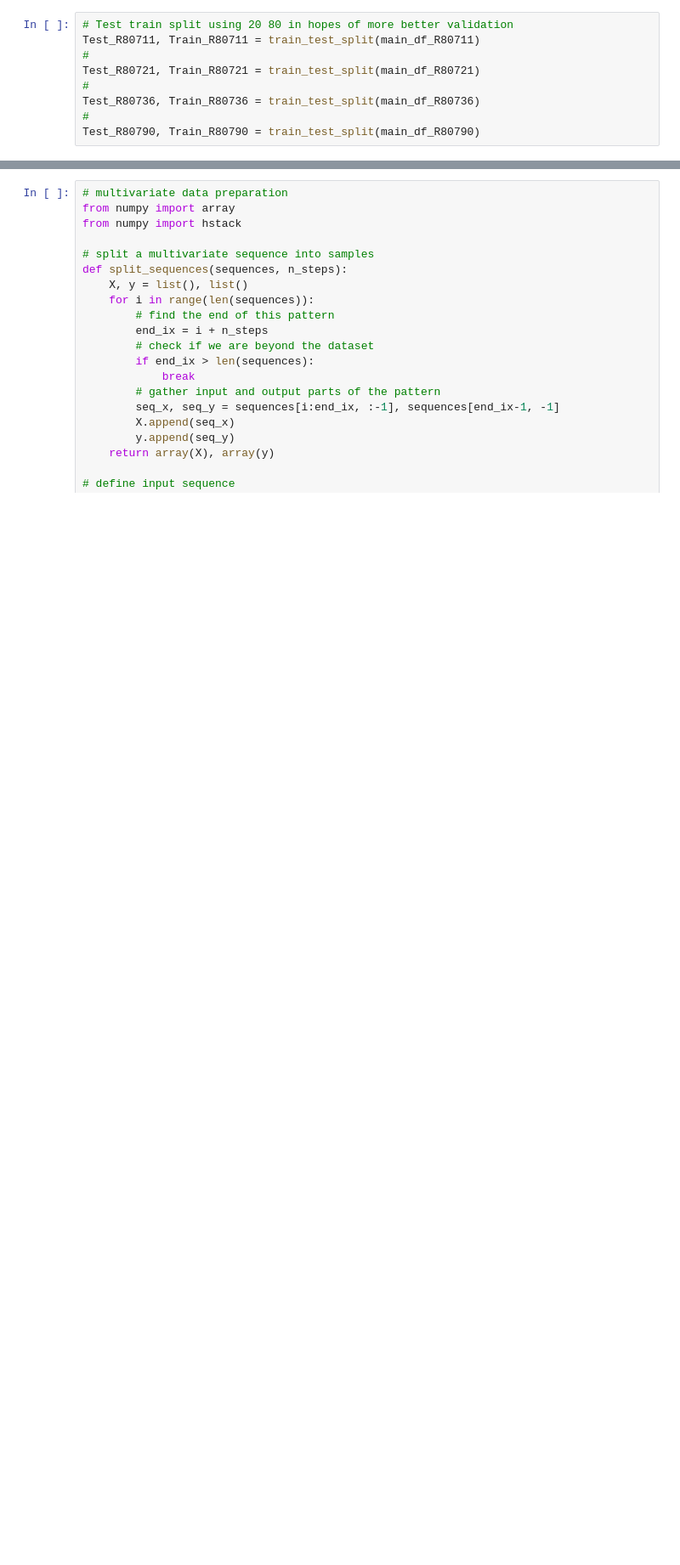
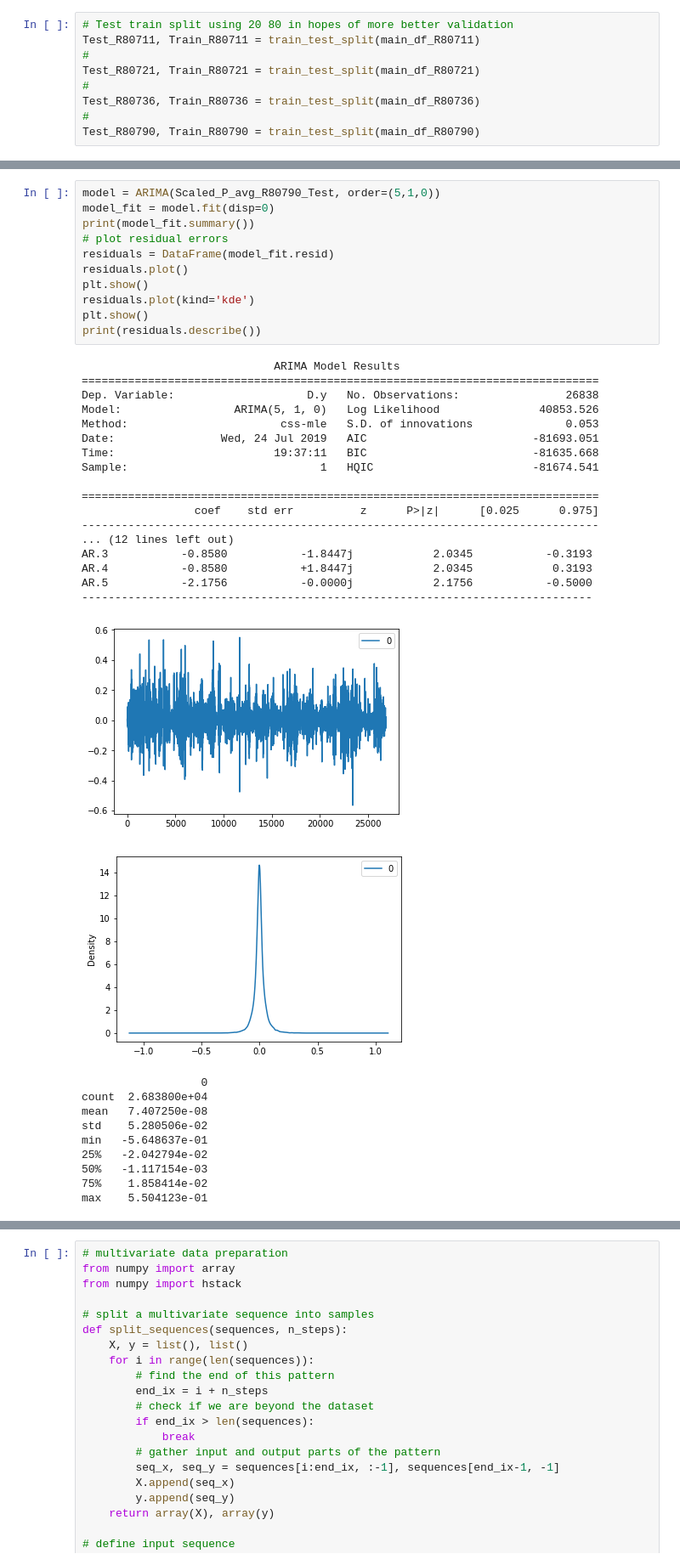
Before and after one commit to Jamiesmackay/Masters_Project, a Jupyter notebook: Code unedited/Project/Neural_Network_testing.ipynb, the cells around one changed output, grey strips where cells are left out. Shown: that part at 85% size. Saved outputs shown, nothing was run; the diff lists cells and outputs as text; blank space fills up the shorter version.

```diff
--- a/Code unedited/Project/Neural_Network_testing.ipynb
+++ b/Code unedited/Project/Neural_Network_testing.ipynb
@@ -159,0 +297,40 @@ Scaled_P_max_R80711_Test = scale_data(Test_R80711,'P_max',P_scaler)
+# %%
+model = ARIMA(Scaled_P_avg_R80790_Test, order=(5,1,0))
+model_fit = model.fit(disp=0)
+print(model_fit.summary())
+# plot residual errors
+residuals = DataFrame(model_fit.resid)
+residuals.plot()
+plt.show()
+residuals.plot(kind='kde')
+plt.show()
+print(residuals.describe())
+# %% [output]
+                             ARIMA Model Results
+==============================================================================
+Dep. Variable:                    D.y   No. Observations:                26838
+Model:                 ARIMA(5, 1, 0)   Log Likelihood               40853.526
+Method:                       css-mle   S.D. of innovations              0.053
+Date:                Wed, 24 Jul 2019   AIC                         -81693.051
+Time:                        19:37:11   BIC                         -81635.668
+Sample:                             1   HQIC                        -81674.541
+
+==============================================================================
+                 coef    std err          z      P>|z|      [0.025      0.975]
+------------------------------------------------------------------------------
+... (12 lines left out)
+AR.3           -0.8580           -1.8447j            2.0345           -0.3193
+AR.4           -0.8580           +1.8447j            2.0345            0.3193
+AR.5           -2.1756           -0.0000j            2.1756           -0.5000
+-----------------------------------------------------------------------------
+[figure, added]
+[figure, added]
+                  0
+count  2.683800e+04
+mean   7.407250e-08
+std    5.280506e-02
+min   -5.648637e-01
+25%   -2.042794e-02
+50%   -1.117154e-03
+75%    1.858414e-02
+max    5.504123e-01
```
Also changed, not shown: parts of 45 cells of this notebook.
